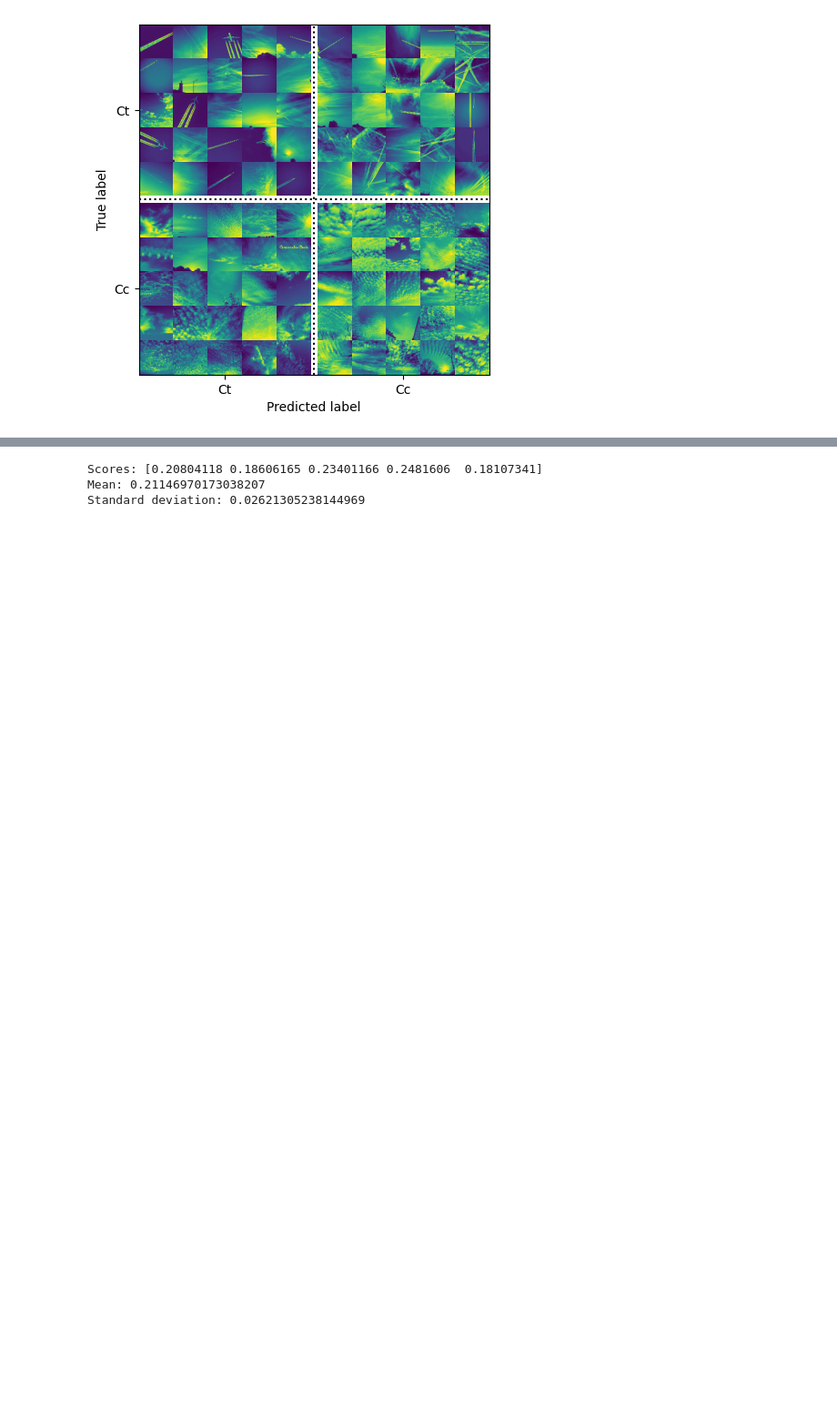
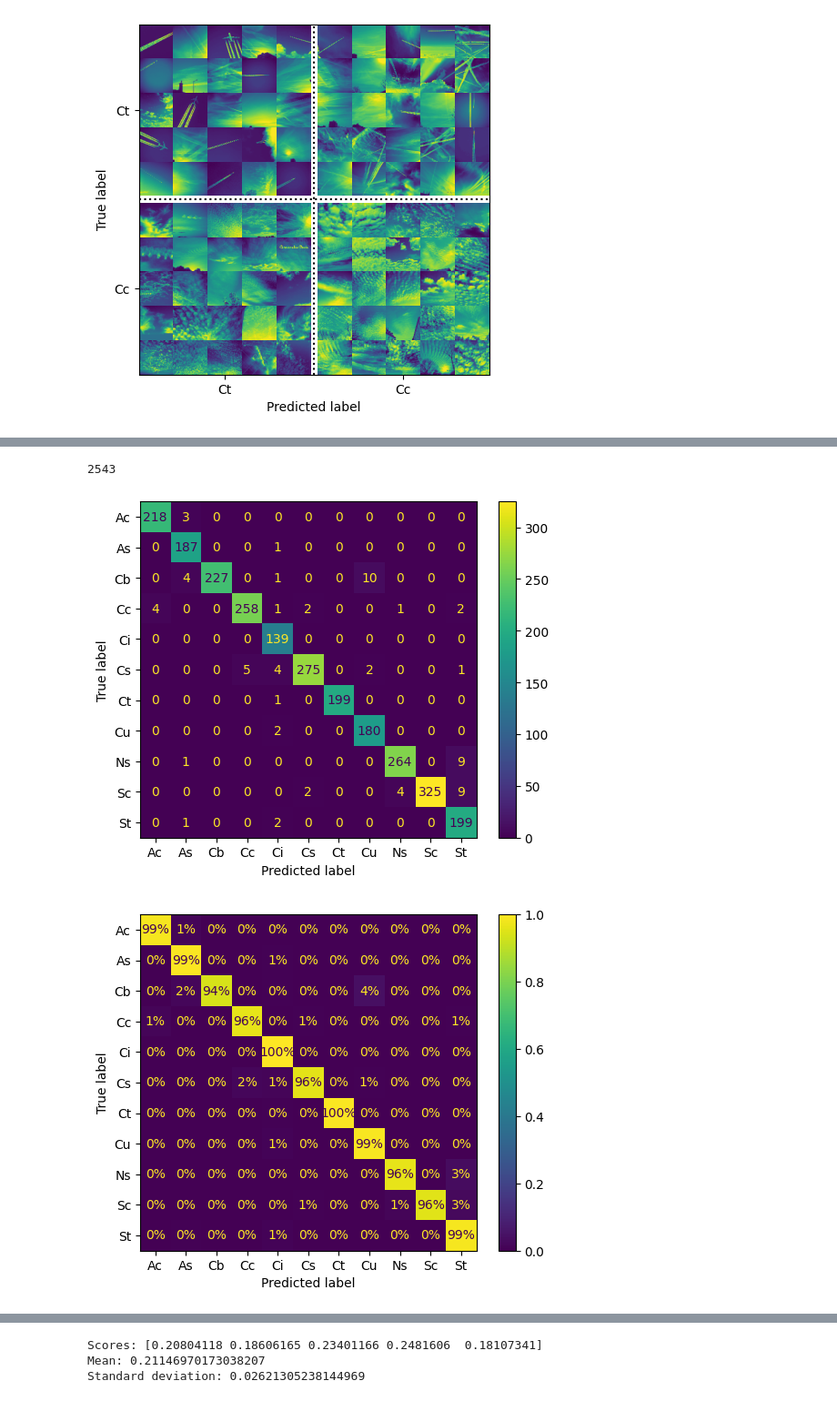
Before and after one commit to LucasNseyep/belle-weder, a Jupyter notebook: notebooks/belle-weder-vision-lab-book/lab-book-2/02_model_fine_tuning.ipynb, the cells around one changed output, grey strips where cells are left out. Shown at 91% size. Saved outputs shown, nothing was run; the diff lists cells and outputs as text; code cells hidden in the pictures; blank space fills up the shorter version.

Commit message:
test: production cv

```diff
--- a/notebooks/belle-weder-vision-lab-book/lab-book-2/02_model_fine_tuning.ipynb
+++ b/notebooks/belle-weder-vision-lab-book/lab-book-2/02_model_fine_tuning.ipynb
@@ -45,7 +45,7 @@ def extract_labels(labeled_images):
 
     return np.array(images), np.array(labels)
 # %%
-images, labels = extract_labels(labeled_images)
+dataset_images, labels = extract_labels(labeled_images)
 # %%
 def split_train_test():
     # TODO with this and the below code blocks
@@ -491,0 +492,30 @@ F1 Score: 0.2821
+# %%
+# Production ready model
+
+full_dataset = dataset_images.reshape(len(dataset_images), -1)
+
+production_clf = RandomForestClassifier(bootstrap=False,
+  class_weight='balanced',
+  max_depth=21,
+  max_features='sqrt',
+  min_samples_leaf= 3,
+  min_samples_split= 2,
+  n_estimators=247).fit(full_dataset, labels_encoded) #to save using joblib or other
+# %% [output]
+2543
+# %%
+# Unecessary
+
+# Defo overfitting here
+
+production_predictions = production_clf.predict(full_dataset)
+
+dataset_labels = ordinal_encoder.inverse_transform(labels_encoded)
+production_labels = ordinal_encoder.inverse_transform(production_predictions)
+
+conf_mx = ConfusionMatrixDisplay.from_predictions(dataset_labels, production_labels)
+conf_mx_norm = ConfusionMatrixDisplay.from_predictions(dataset_labels, production_labels, normalize="true", values_format=".0%", labels=ordinal_encoder.classes_)
+plt.show()
+# %% [output]
+[figure, added]
+[figure, added]
```
Also changed, not shown: parts of 5 cells of this notebook.
